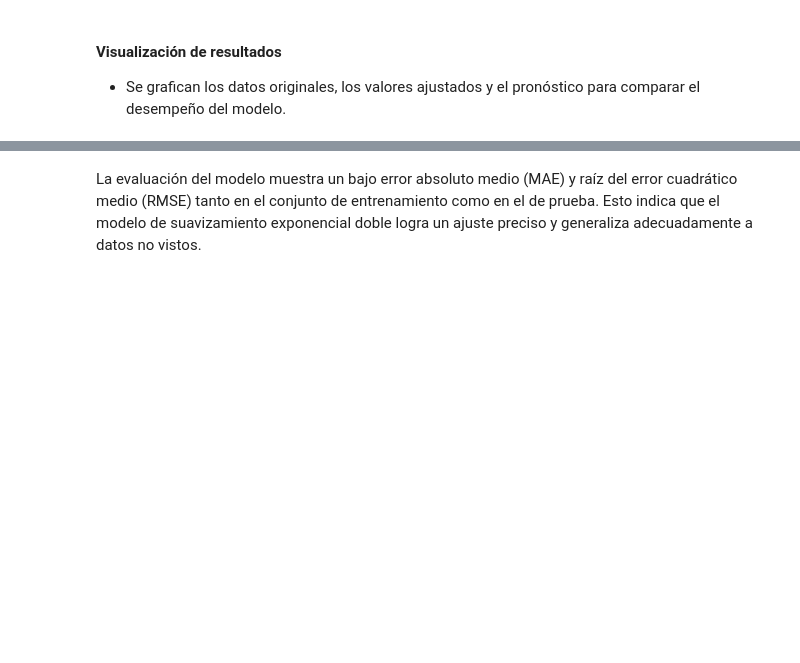
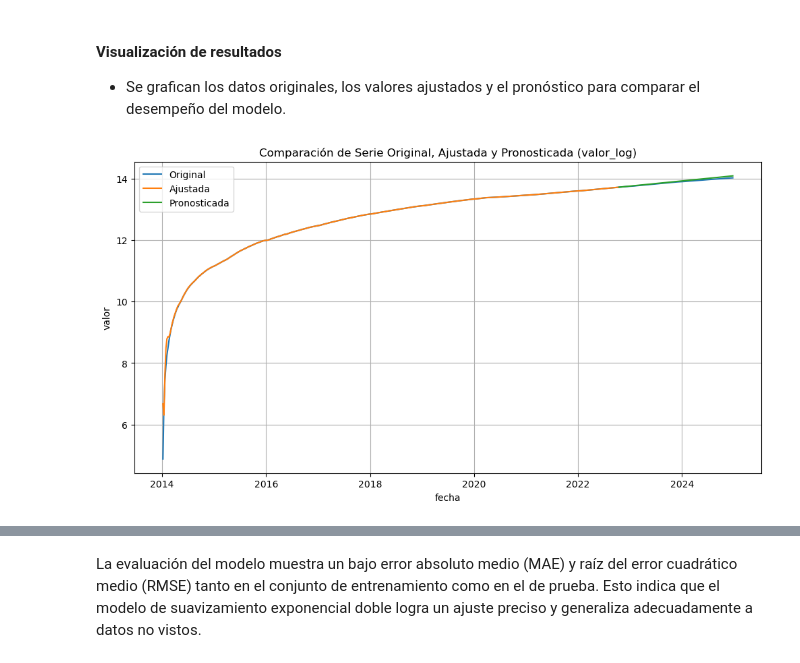
Before and after one commit to AbioticBaton4/proyecto-integrador-mna, a Jupyter notebook: notebooks/modeling/Avance3.Equipo16.ipynb, the cells around one changed output, grey strips where cells are left out. Saved outputs shown, nothing was run; the diff lists cells and outputs as text; code cells hidden in the pictures; blank space fills up the shorter version.

```diff
--- a/notebooks/modeling/Avance3.Equipo16.ipynb
+++ b/notebooks/modeling/Avance3.Equipo16.ipynb
@@ -569,3 +598,9 @@ df_pronostico['valor_original'] = np.expm1(df_pronostico['valor'])
+# %%
+df_original = func.get_original_scale_dataframe(data, method='log')
+
+df_ajustado = func.get_original_scale_dataframe(model_double_fit.fittedvalues, method='log')
+
+df_pronostico = func.get_original_scale_dataframe(forecast_double, method='log')
 # %% [markdown]
 #### Visualización de resultados
 * Se grafican los datos originales, los valores ajustados y el pronóstico para comparar el desempeño del modelo.
@@ -588,0 +607,12 @@ fig.show()
+# %%
+func.plot_forecast(
+    (df_original, 'Original'),
+    (df_ajustado, 'Ajustada'),
+    (df_pronostico, 'Pronosticada'),
+    y='valor',
+    title='Comparación de Serie Original, Ajustada y Pronosticada (valor_log)',
+    plotly_engine=USE_PLOTLY,
+    hover_mode='x unified',
+)
+# %% [output]
+[figure, added]
```
Also changed, not shown: parts of 25 cells of this notebook.
